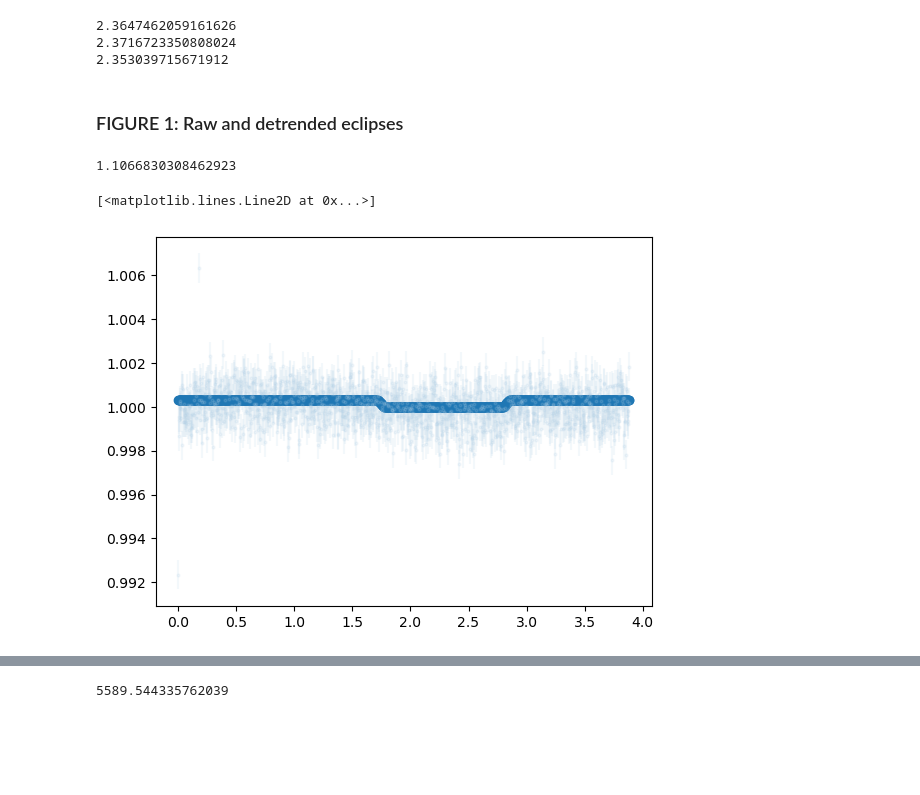
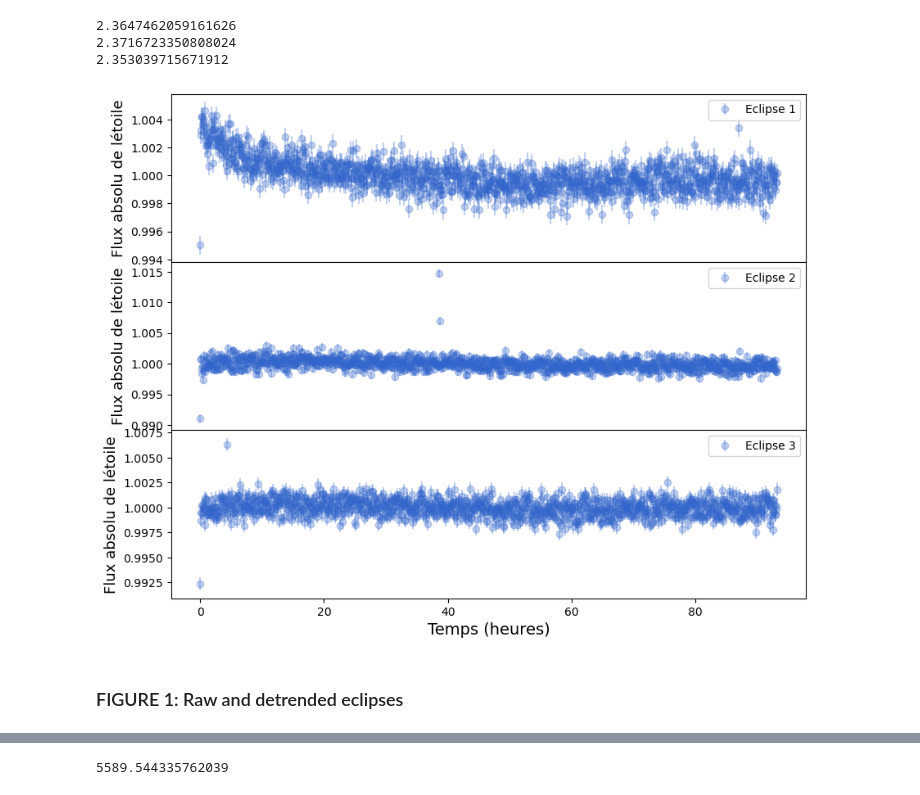
Before and after one commit to arocho11/MIRI_Eclipse_Photometry_Analysis, a Jupyter notebook: MakePlots/make_figs_paper.ipynb, the cells around one changed output, grey strips where cells are left out. Cells and saved outputs as stored; diff of their text form; code cells hidden in the pictures; blank space fills up the shorter version.

```diff
--- a/MakePlots/make_figs_paper.ipynb
+++ b/MakePlots/make_figs_paper.ipynb
@@ -414,6 +422,25 @@ for i, e in enumerate(eclipses):
     temp, bins_aplev_err[e] = binFluxError(aplev_norm[e], aperr_norm[e], time_arr[e], nbin)
 
 ## CHECK THIS
+# %%
+fig, ax = plt.subplots(3, 1, figsize=(10, 8))
+aperr_norm = {}
+aplev_norm = {}
+for i, e in enumerate(eclipses):
+    aperr_norm[e] = aperr_arr[e]/np.mean(aplev_arr[e])
+    aplev_norm[e] = aplev_arr[e]/np.mean(aplev_arr[e])
+    ax[i].errorbar((time_arr[e]-time_arr[e][0])*24, aplev_norm[e], yerr=aperr_norm[e], fmt='o', label='Eclipse '+e, alpha=0.3, color='#3366cc')
+    ax[i].set_ylabel('Flux absolu de l''étoile', fontsize=13)
+    # make labelfont size bigger
+    ax[i].legend()
+ax[0].tick_params(labelbottom=False)
+ax[1].tick_params(labelbottom=False)
+ax[2].set_xlabel('Temps (heures)', fontsize=14)
+plt.subplots_adjust(hspace=0)
+#plt.tight_layout()
+plt.show()
+# %% [output]
+[figure, added]
 # %% [markdown]
 ### FIGURE 1: Raw and detrended eclipses
 # %%
@@ -622,13 +649,13 @@ bins_residuals = {e: [] for e in eclipses}
 #     for model in models:
 
 # if instead of enumerating through the same models for each eclipse, assign a specific model per eclipse
-models = ['exp_2nd_order_centroid', 'double_exp_2nd_order_centroid', 'exp_2nd_order_centroid'] #_2nd_order_centroid
+models = ['exp_2nd_order_centroid', 'double_exp_2nd_order_centroid', 'linear_2nd_order_centroid'] #_2nd_order_centroid
 
-file = '/Users/alexandrarochon/Programming/LHS1140-Eureka/myAnalysis/MIRI_Eclipse_Photometry_Analysis/ModelComparison/Final_Joint_Results/try2_results.txt'
+file = '/Users/alexandrarochon/Programming/LHS1140-Eureka/myAnalysis/MIRI_Eclipse_Photometry_Analysis/ModelComparison/Final_Joint_Results/try2_adjusted_models+burnin_results.txt'
 parameters = extract_mcmc_parameters(file)
 
 # unpack params
-t_s, fp, e1_c1, e1_c2, e1_c3, e1_c4, e1_c5, e1_c6, e1_exp_c1, e1_exp_c2, e1_exp_c3, e2_c1, e2_c2, e2_c3, e2_c4, e2_c5, e2_c6, e2_dexp_c1, e2_dexp_c2, e2_dexp_c3, e2_dexp_c4,  e3_c1, e3_c2, e3_c3, e3_c4, e3_c5, e3_c6, e3_exp_c1, e3_exp_c2, e3_exp_c3, sigF = [param['value'] for param in parameters.values()]
+t_s, fp, e1_c1, e1_c2, e1_c3, e1_c4, e1_c5, e1_c6, e1_exp_c1, e1_exp_c2, e1_exp_c3, e2_c1, e2_c2, e2_c3, e2_c4, e2_c5, e2_c6, e2_dexp_c1, e2_dexp_c2, e2_dexp_c3, e2_dexp_c4,  e3_c1, e3_c2, e3_c3, e3_c4, e3_c5, e3_c6, e3_lin_c1, e3_lin_c2, sigF, RMS, chi2, BIC, RMS2,  = [param['value'] for param in parameters.values()]
 
 # eclipse #1
 detec1 = detec_model_poly(centroid_x_arr['1'], centroid_y_arr['1'], e1_c1, e1_c2, e1_c3, e1_c4, e1_c5, e1_c6)
@@ -641,12 +668,11 @@ detec2 = double_exponential(time_arr['2'], e2_dexp_c1, e2_dexp_c2, e2_dexp_c3, e
 detec['2'] = detec1 * detec2
 # eclipse #3
 detec1 = detec_model_poly(centroid_x_arr['3'], centroid_y_arr['3'], e3_c1, e3_c2, e3_c3, e3_c4, e3_c5, e3_c6)
-detec2 = exponential_func(time_arr['3'], e3_exp_c1, e3_exp_c2, e3_exp_c3)
+#detec2 = exponential_func(time_arr['3'], e3_exp_c1, e3_exp_c2, e3_exp_c3)
+detec2 = linear_slope(time_arr['3'], e3_lin_c1, e3_lin_c2)
 detec['3'] = detec1 * detec2
 
 for e in eclipses:
     astro[e] = transit_model(time_arr[e], t_s, fp)
     residuals[e]= (aplev_norm[e] / detec[e]) - astro[e]
     bins_residuals[e], temp = binValues(residuals[e], time_arr[e], nbin)
-# %% [output]
-1.1066830308462923
@@ -667,12 +679,3 @@ detec['3'] = detec1 * detec2
-# %%
-plt.errorbar(time_arr['3'], aplev_norm['3'], yerr=aperr_norm['3']/detec['3'], fmt='o', label='Raw flux', alpha=0.15, color='#B1D0E7', markersize = 2, zorder=2)
-#plt.plot(time_arr['3'], aplev_norm['3'], 'o', color='#214C6C', markersize = 4, label='3 minute binned flux', zorder=5)
-plt.plot(time_arr['3'], astro['3'], 'o')
-#plt.plot(time_arr['3'], aplev_norm['3'], 'o', color='blue', label='Detection model', alpha=0.15)
-#plt.plot(time_arr['3'], detec['3'], '-', color='#214C6C', zorder=10, linewidth=2, label='Detection model')
-# %% [output]
-[<matplotlib.lines.Line2D at 0x...>]
-[figure, removed]
 # %%
 fig, ax = plt.subplots(4, 3, figsize=(20, 9),sharex=True)
 
```
Also changed, not shown: parts of 8 cells of this notebook, 15 other files.
